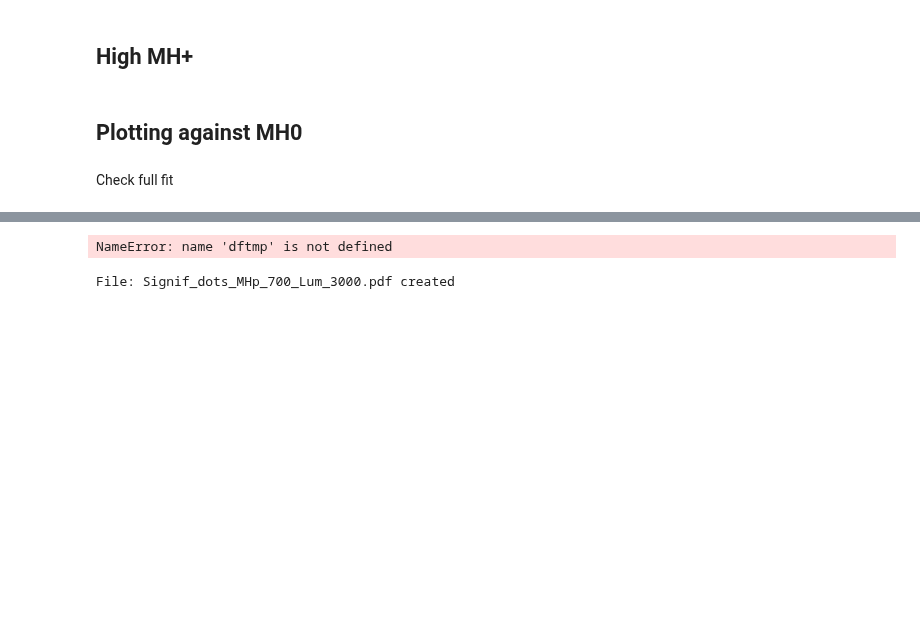
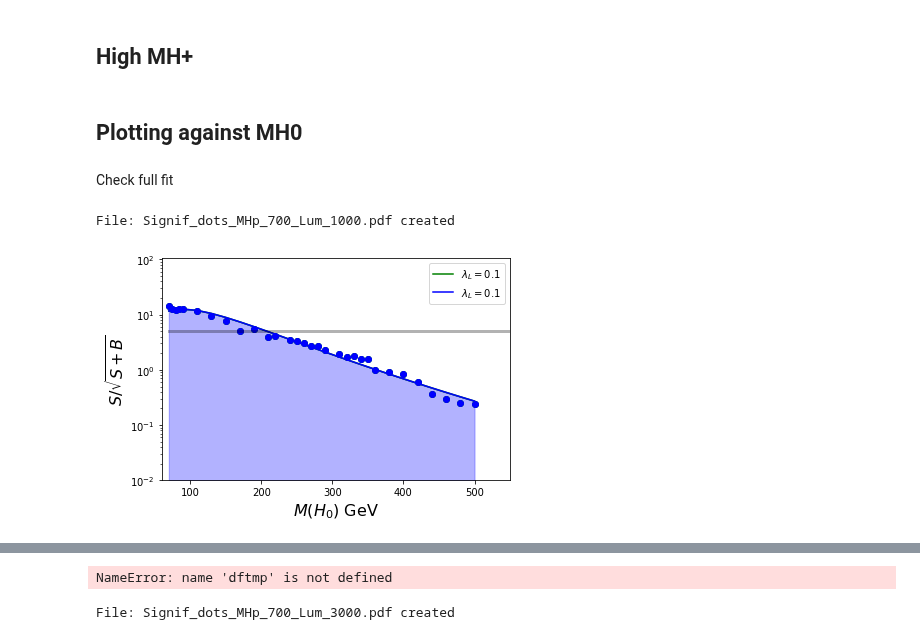
Before and after one commit to restrepo/VBF_IDM, a Jupyter notebook: Sensitivity_manual_contour.ipynb, the cells around one changed output, grey strips where cells are left out. Saved outputs shown, nothing was run; the diff lists cells and outputs as text; code cells hidden in the pictures; blank space fills up the shorter version.

```diff
--- a/Sensitivity_manual_contour.ipynb
+++ b/Sensitivity_manual_contour.ipynb
@@ -31,7 +31,7 @@ TB=Zvv/0.7
 
 df=pd.DataFrame()
 MHp=700 #MH+
-Lumis=[20000,200000,1000000.,3000000.]
+Lumis=[20000,200000,300000,400000,500000,600000,1000000.,3000000.]
 LaL=np.array([0.01,0.02,0.05,0.07,0.1,0.15,0.2,0.25,0.3,0.35,0.4,0.45,0.5,0.55,0.6,1.0,3.0,5.0,7.0,10.0])
 
 if OLD:
@@ -148,3 +148,10 @@ def mfit(df,mc,LaL1=3, LaL2=1, MH1=495   , MH2=405,\
 mc=pd.DataFrame()
 # %% [markdown]
 Check full fit
+# %%
+kk=mfit(df,mc,LaL1=0.1, LaL2=0.1, MH1=800   , MH2=800,\
+    MHp=700,Lumi=1000000,xmin=60,xmax=550,ymin=1E-2,ymax=105)
+#plt.hlines(12,60,500)
+# %% [output]
+File: Signif_dots_MHp_700_Lum_1000.pdf created
+[figure, added]
```
Also changed, not shown: parts of 6 cells of this notebook, 3 other files.
